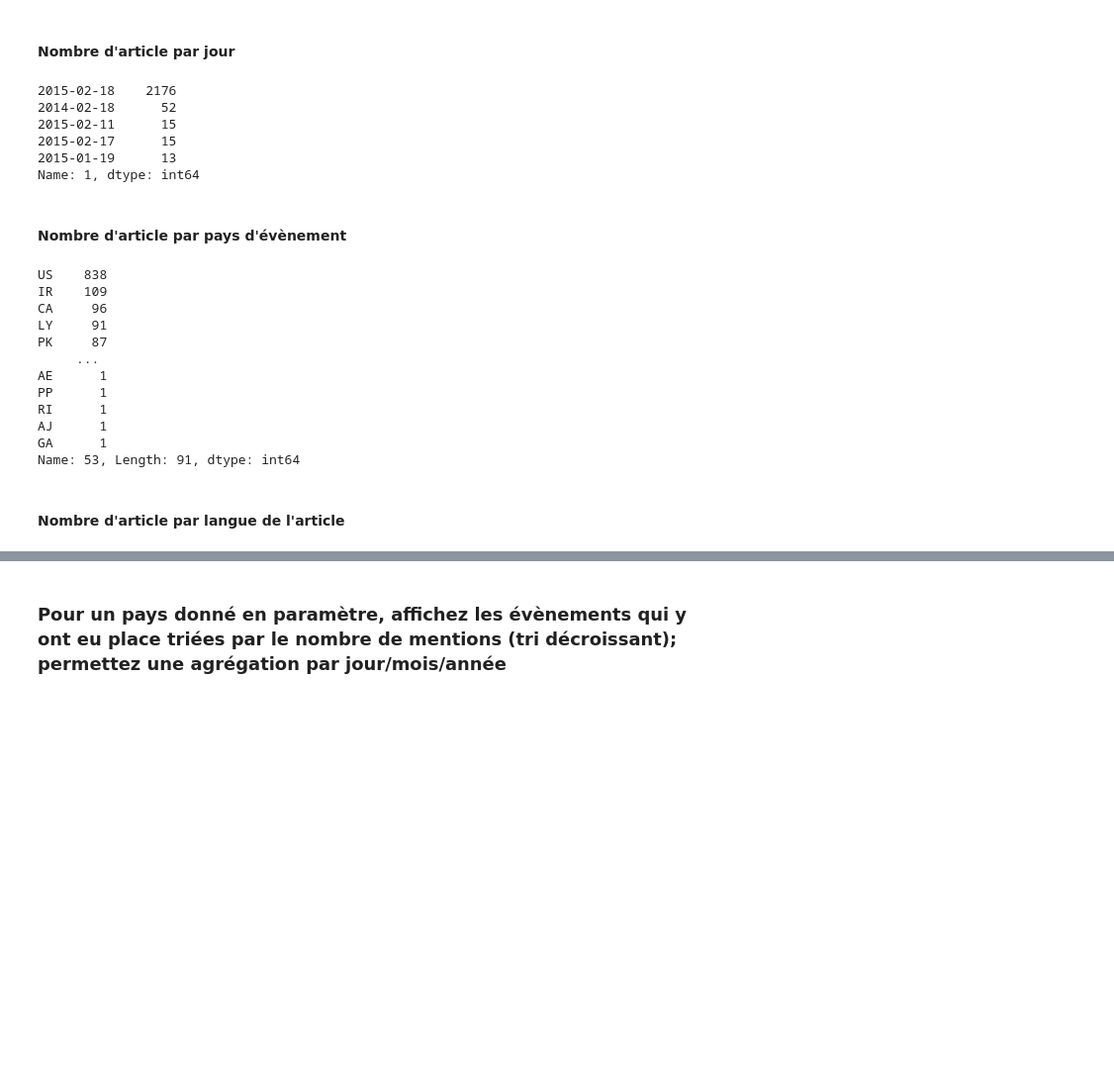
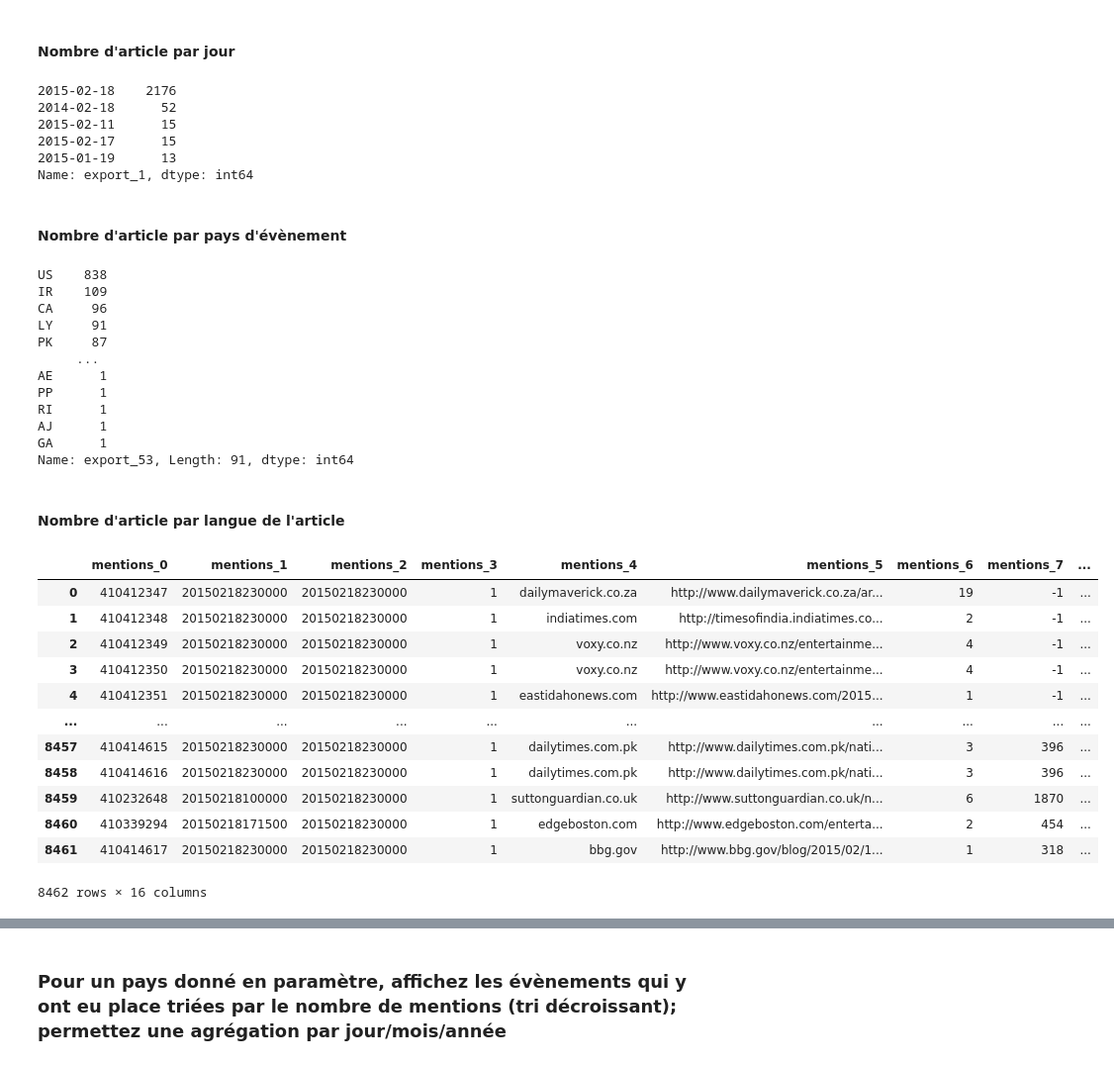
Before and after one commit to lbeaulieu-git/projet_bigdata_gdelt, a Jupyter notebook: GDELT_Data_Analysis.ipynb, the cells around one changed output, grey strips where cells are left out. Shown at 99% size. Saved outputs shown, nothing was run; the diff lists cells and outputs as text; code cells hidden in the pictures; blank space fills up the shorter version.

```diff
--- a/GDELT_Data_Analysis.ipynb
+++ b/GDELT_Data_Analysis.ipynb
@@ -55,3 +55,6 @@ mentions
 | 8460 | 410339294 | 20150218171500 | 20150218230000 | 1 | edgeboston.com | http://www.edgeboston.com/enterta... | 2 | 454 | -1 | 411 | 1 | ... |
 | 8461 | 410414617 | 20150218230000 | 20150218230000 | 1 | bbg.gov | http://www.bbg.gov/blog/2015/02/1... | 1 | 318 | -1 | 345 | 1 | ... |
 8462 rows × 16 columns
+# %%
+for i in range(mentions.shape[1]):
+    print(mentions.iloc[45,i])
@@ -77,10 +152,35 @@ gkg
+# %%
+# export
+x = 'export_'
+for i in range(export.shape[1]):
+    export.rename({i: x+str(i)}, axis=1, inplace=True)
+
+# mentions
+x = 'mentions_'
+for i in range(mentions.shape[1]):
+    mentions.rename({i: x+str(i)}, axis=1, inplace=True)
+
+# gkg
+x = 'gkg_'
+for i in range(gkg.shape[1]):
+    gkg.rename({i: x+str(i)}, axis=1, inplace=True)
+
+# gkg_translation
+x = 'gkg_translation_'
+for i in range(gkg_translation.shape[1]):
+    gkg_translation.rename({i: x+str(i)}, axis=1, inplace=True)
+
+# export_translation
+x = 'export_translation_'
+for i in range(export_translation.shape[1]):
+    export_translation.rename({i: x+str(i)}, axis=1, inplace=True)
 # %% [markdown]
 ## Requêtes
 # %% [markdown]
 #### Nombre d'article par jour
 # %%
-export[1] = pd.to_datetime(export[1], format='%Y%m%d') # column_1 = date
-nb_event_per_day = export[1].value_counts()
+export["export_1"] = pd.to_datetime(export["export_1"], format='%Y%m%d') # column_1 = date
+nb_event_per_day = export["export_1"].value_counts()
 nb_event_per_day
 # %% [output]
 2015-02-18    2176
@@ -88,11 +188,11 @@ nb_event_per_day
 2015-02-11      15
 2015-02-17      15
 2015-01-19      13
-Name: 1, dtype: int64
+Name: export_1, dtype: int64
 # %% [markdown]
 #### Nombre d'article par pays d'évènement
 # %%
-nb_event_per_country = export[53].value_counts() # 53 = CountryCode
+nb_event_per_country = export["export_53"].value_counts() # 53 = CountryCode
 nb_event_per_country
 # %% [output]
 US    838
@@ -106,6 +206,6 @@ PP      1
 RI      1
 AJ      1
 GA      1
-Name: 53, Length: 91, dtype: int64
+Name: export_53, Length: 91, dtype: int64
 # %% [markdown]
 #### Nombre d'article par langue de l'article
@@ -114,0 +212,16 @@ Name: 53, Length: 91, dtype: int64
+# %%
+mentions
+# %% [output]
+|  | mentions_0 | mentions_1 | mentions_2 | mentions_3 | mentions_4 | mentions_5 | mentions_6 | mentions_7 | ... |
+| 0 | 410412347 | 20150218230000 | 20150218230000 | 1 | dailymaverick.co.za | http://www.dailymaverick.co.za/ar... | 19 | -1 | ... |
+| 1 | 410412348 | 20150218230000 | 20150218230000 | 1 | indiatimes.com | http://timesofindia.indiatimes.co... | 2 | -1 | ... |
+| 2 | 410412349 | 20150218230000 | 20150218230000 | 1 | voxy.co.nz | http://www.voxy.co.nz/entertainme... | 4 | -1 | ... |
+| 3 | 410412350 | 20150218230000 | 20150218230000 | 1 | voxy.co.nz | http://www.voxy.co.nz/entertainme... | 4 | -1 | ... |
+| 4 | 410412351 | 20150218230000 | 20150218230000 | 1 | eastidahonews.com | http://www.eastidahonews.com/2015... | 1 | -1 | ... |
+| ... | ... | ... | ... | ... | ... | ... | ... | ... | ... |
+| 8457 | 410414615 | 20150218230000 | 20150218230000 | 1 | dailytimes.com.pk | http://www.dailytimes.com.pk/nati... | 3 | 396 | ... |
+| 8458 | 410414616 | 20150218230000 | 20150218230000 | 1 | dailytimes.com.pk | http://www.dailytimes.com.pk/nati... | 3 | 396 | ... |
+| 8459 | 410232648 | 20150218100000 | 20150218230000 | 1 | suttonguardian.co.uk | http://www.suttonguardian.co.uk/n... | 6 | 1870 | ... |
+| 8460 | 410339294 | 20150218171500 | 20150218230000 | 1 | edgeboston.com | http://www.edgeboston.com/enterta... | 2 | 454 | ... |
+| 8461 | 410414617 | 20150218230000 | 20150218230000 | 1 | bbg.gov | http://www.bbg.gov/blog/2015/02/1... | 1 | 318 | ... |
+8462 rows × 16 columns
```
Also changed, not shown: parts of 12 cells of this notebook.
